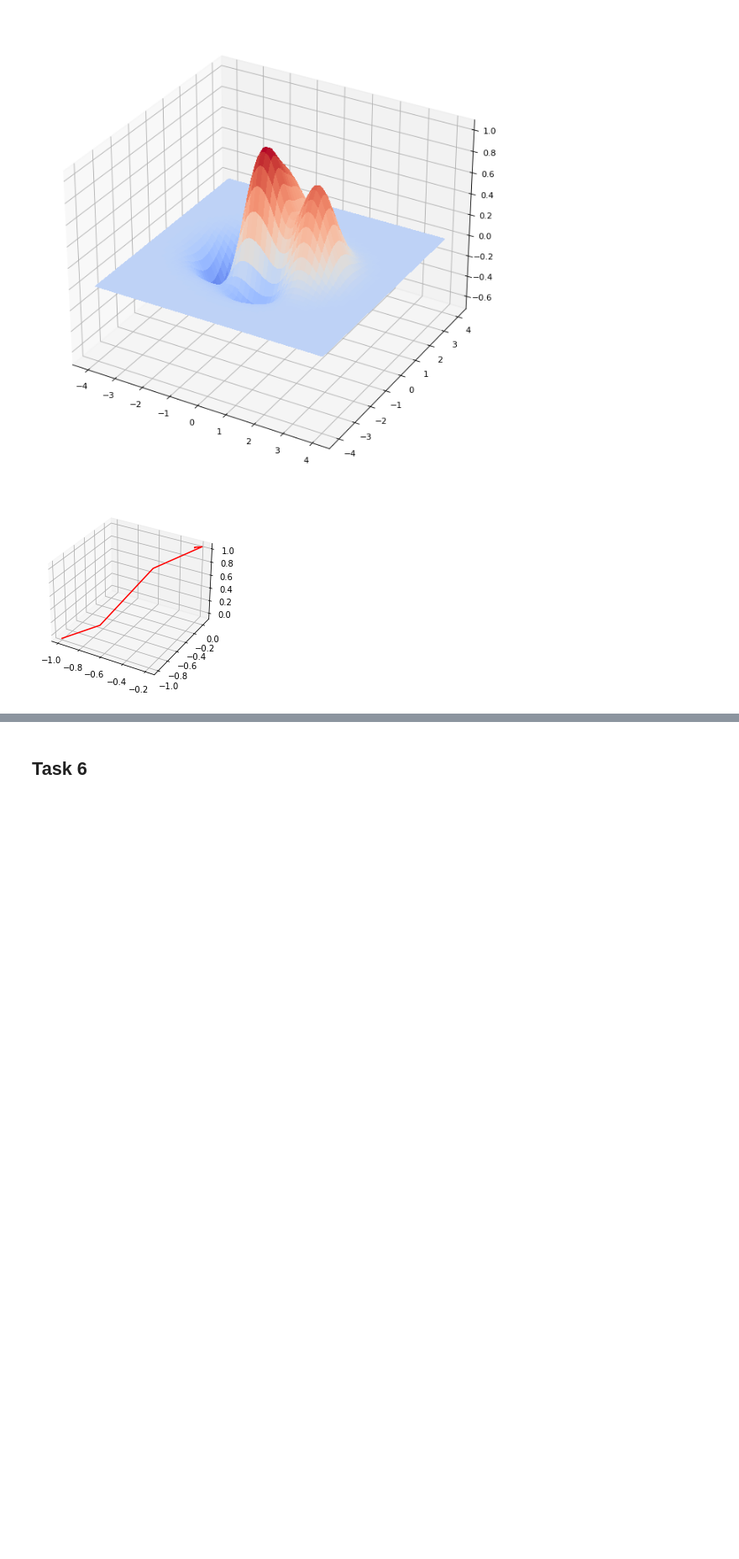
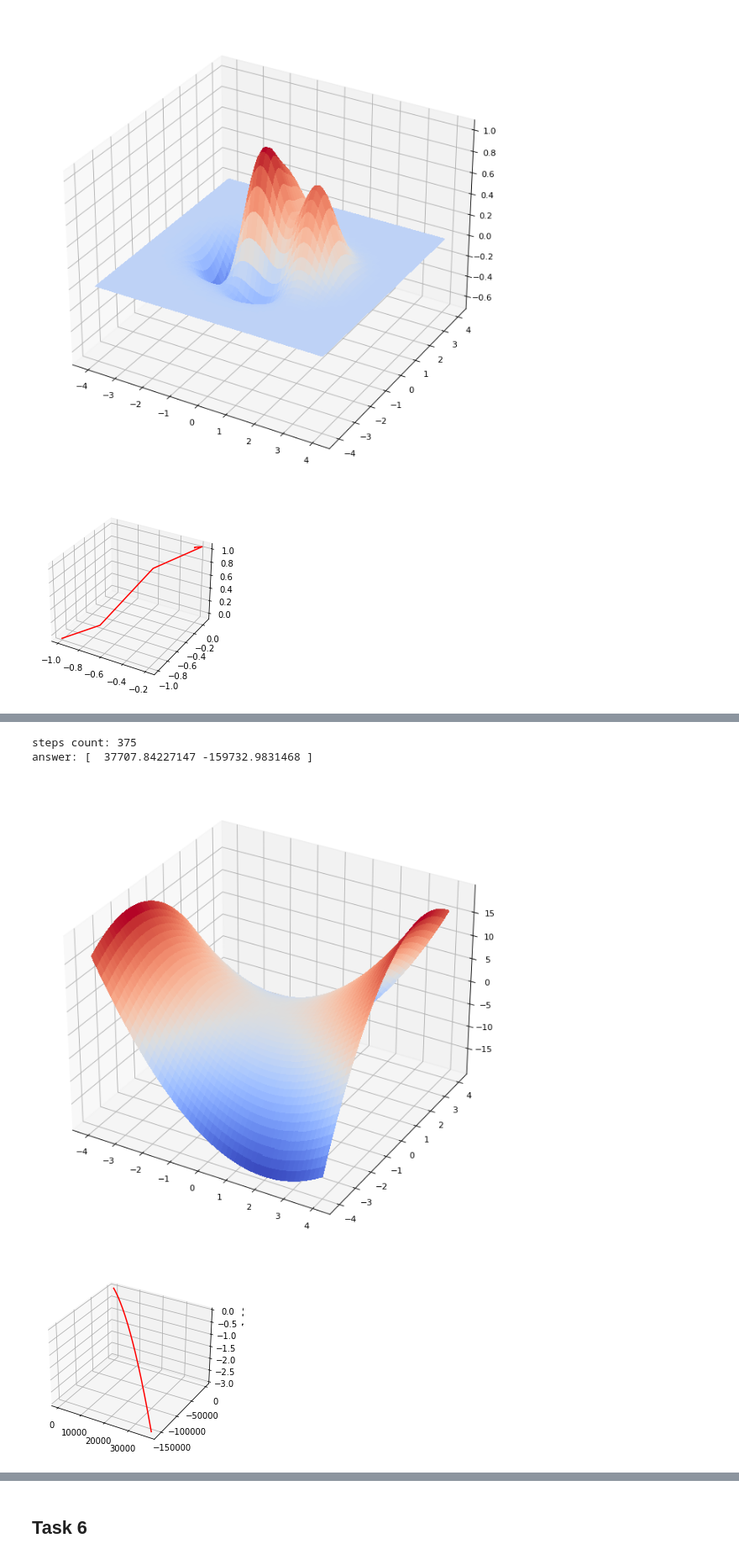
Before and after one commit to IvanMaslov/MethOptLab1, a Jupyter notebook: 01_gradient.ipynb, the cells around one changed output, grey strips where cells are left out. Shown at 84% size. Drawn from its saved outputs; the diff is of its cells as text; code cells hidden in the pictures; blank space fills up the shorter version.

Commit message:
[Task 5] Research SGD biArgument functions

```diff
--- a/01_gradient.ipynb
+++ b/01_gradient.ipynb
@@ -313,0 +316,3 @@ answer: [-2.20042988e-01  1.88583825e-05]
+# %%
+funct_w = _x ** 2 - _y ** 2 + _x * _y
+w, w_grad = gen_from_symbolic(funct_w, [_x, _y])
@@ -313,0 +325,7 @@ answer: [-2.20042988e-01  1.88583825e-05]
+# %%
+make_experiment_3d(w, w_grad, expr_step_builder(0.1, 0.6), np.array([-4, -4]), False)
+# %% [output]
+steps count: 375
+answer: [  37707.84227147 -159732.9831468 ]
+[figure, added]
+[figure, added]
```
Also changed, not shown: parts of 9 cells of this notebook, 1 other file.
